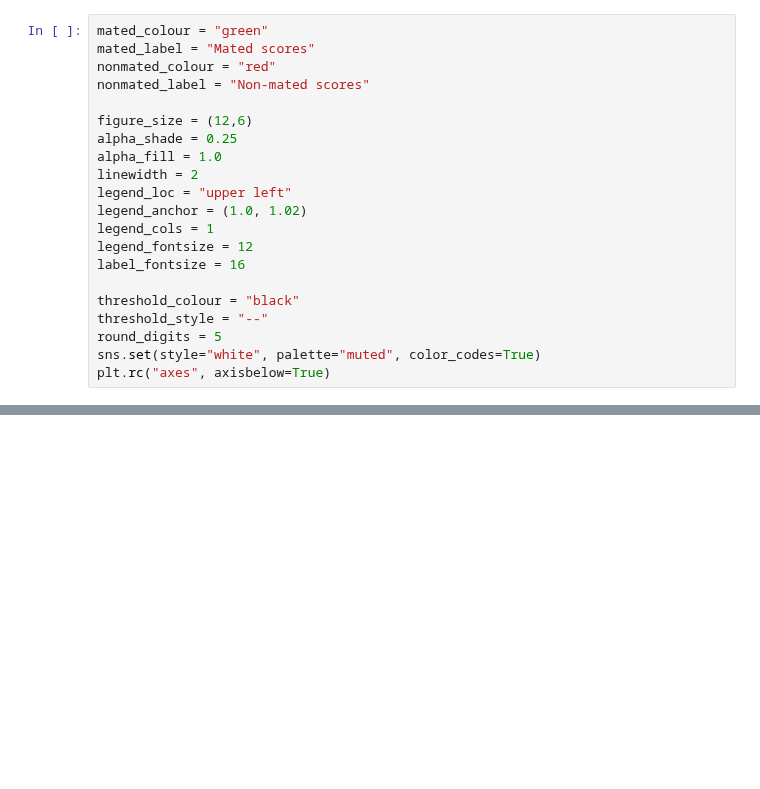
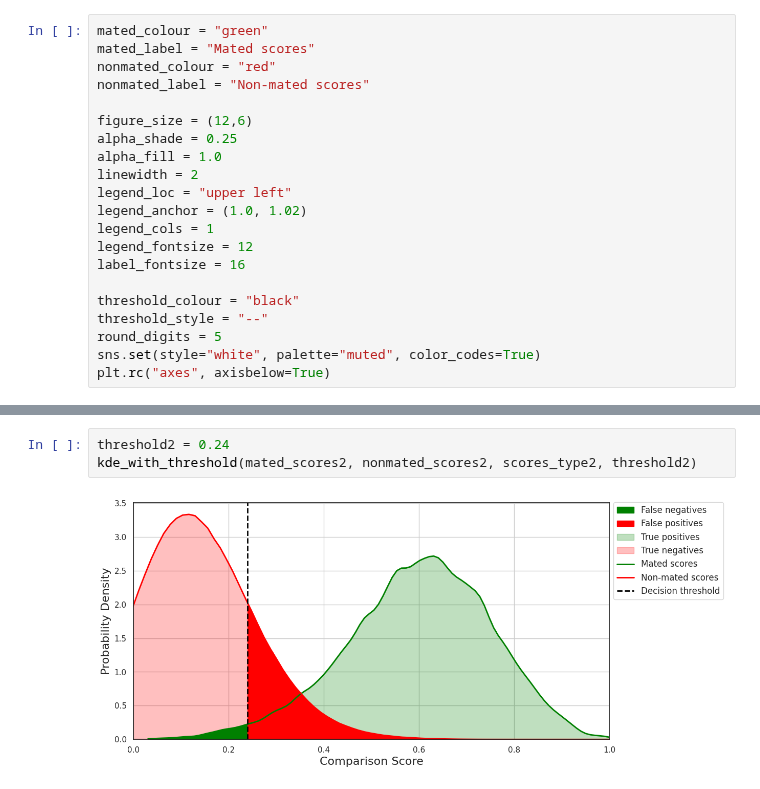
Before and after one commit to Kat-Gabi/Master_Thesis, a Jupyter notebook: notebooks/model_results/ex1_2_adaface_results.ipynb, the cells around one changed output, grey strips where cells are left out. Saved outputs shown, nothing was run; the diff lists cells and outputs as text; blank space fills up the shorter version.

```diff
--- a/notebooks/model_results/ex1_2_adaface_results.ipynb
+++ b/notebooks/model_results/ex1_2_adaface_results.ipynb
@@ -544,0 +532,5 @@ df_can_results
+# %%
+threshold2 = 0.24
+kde_with_threshold(mated_scores2, nonmated_scores2, scores_type2, threshold2)
+# %% [output]
+[figure, added]
```
Also changed, not shown: parts of 48 cells of this notebook, 5 other files.
